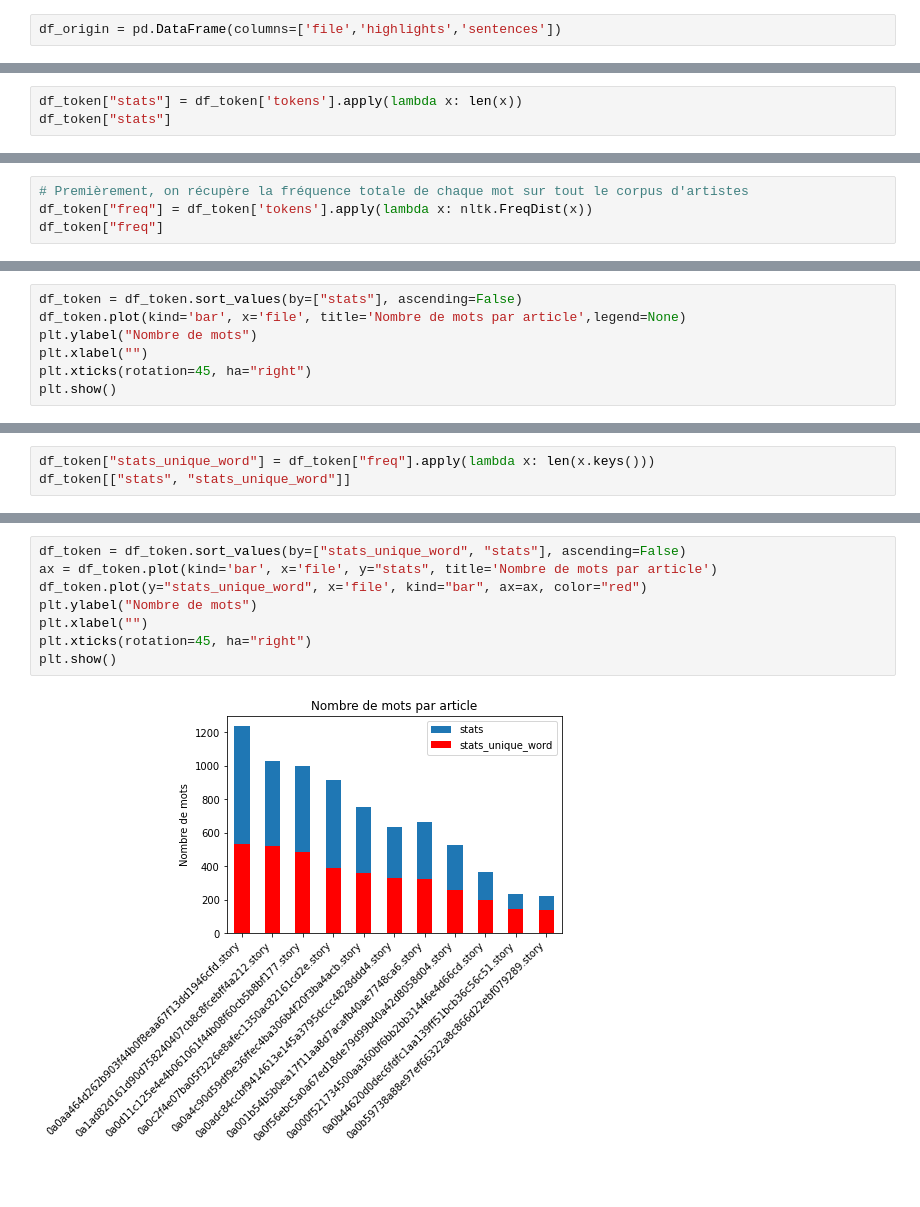
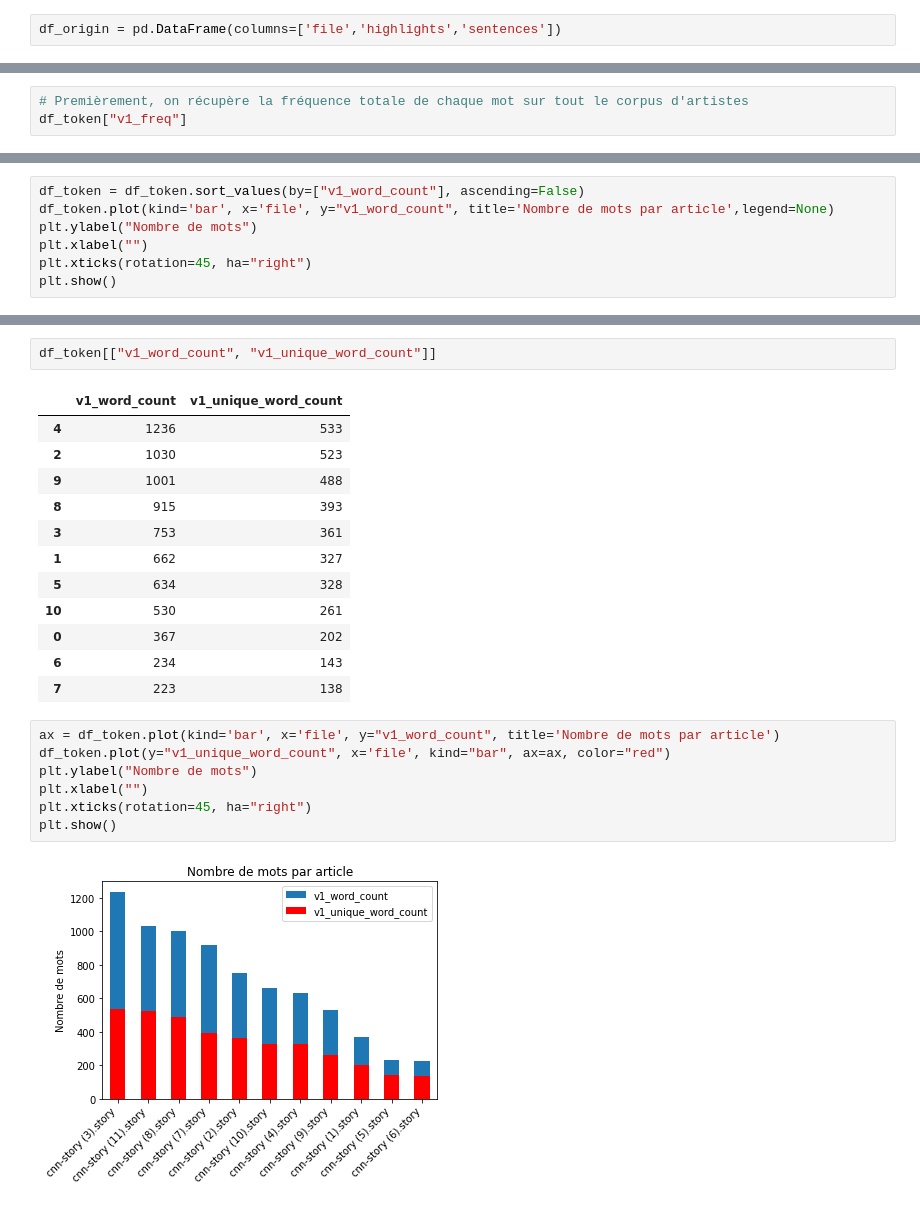
Before and after one commit to aurao22/simplon, a Jupyter notebook: 2022-02-4470541-analysez-vos-donnees-textuelles/CNN-data_story_extraction.ipynb, the cells around one changed output, grey strips where cells are left out. Drawn from its saved outputs; the diff is of its cells as text; blank space fills up the shorter version.

```diff
--- a/2022-02-4470541-analysez-vos-donnees-textuelles/CNN-data_story_extraction.ipynb
+++ b/2022-02-4470541-analysez-vos-donnees-textuelles/CNN-data_story_extraction.ipynb
@@ -122,3 +104,0 @@ Name: tokens, dtype: object
-# %%
-df_token["stats"] = df_token['tokens'].apply(lambda x: len(x))
-df_token["stats"]
@@ -138,5 +120,4 @@ Name: stats, dtype: int64
 # %%
 # Premièrement, on récupère la fréquence totale de chaque mot sur tout le corpus d'artistes
-df_token["freq"] = df_token['tokens'].apply(lambda x: nltk.FreqDist(x))
-df_token["freq"]
+df_token["v1_freq"]
 # %% [output]
@@ -155,6 +142,6 @@ Name: freq, dtype: object
 # %%
-df_token = df_token.sort_values(by=["stats"], ascending=False)
-df_token.plot(kind='bar', x='file', title='Nombre de mots par article',legend=None)
+df_token = df_token.sort_values(by=["v1_word_count"], ascending=False)
+df_token.plot(kind='bar', x='file', y="v1_word_count", title='Nombre de mots par article',legend=None)
 plt.ylabel("Nombre de mots")
 plt.xlabel("")
 plt.xticks(rotation=45, ha="right")
@@ -164,3 +150,0 @@ plt.show()
-# %%
-df_token["stats_unique_word"] = df_token["freq"].apply(lambda x: len(x.keys()))
-df_token[["stats", "stats_unique_word"]]
@@ -180,13 +151,27 @@ df_token[["stats", "stats_unique_word"]]
+# %%
+df_token[["v1_word_count", "v1_unique_word_count"]]
+# %% [output]
+|  | v1_word_count | v1_unique_word_count |
+| 4 | 1236 | 533 |
+| 2 | 1030 | 523 |
+| 9 | 1001 | 488 |
+| 8 | 915 | 393 |
+| 3 | 753 | 361 |
+| 1 | 662 | 327 |
+| 5 | 634 | 328 |
+| 10 | 530 | 261 |
+| 0 | 367 | 202 |
+| 6 | 234 | 143 |
+| 7 | 223 | 138 |
 # %%
-df_token = df_token.sort_values(by=["stats_unique_word", "stats"], ascending=False)
-ax = df_token.plot(kind='bar', x='file', y="stats", title='Nombre de mots par article')
-df_token.plot(y="stats_unique_word", x='file', kind="bar", ax=ax, color="red")
+ax = df_token.plot(kind='bar', x='file', y="v1_word_count", title='Nombre de mots par article')
+df_token.plot(y="v1_unique_word_count", x='file', kind="bar", ax=ax, color="red")
 plt.ylabel("Nombre de mots")
 plt.xlabel("")
 plt.xticks(rotation=45, ha="right")
 plt.show()
 # %% [output]
-[figure, old version]
+[figure, new version]
 # %%
 df_token.head()
 # %% [output]
```
Also changed, not shown: parts of 27 cells of this notebook.
